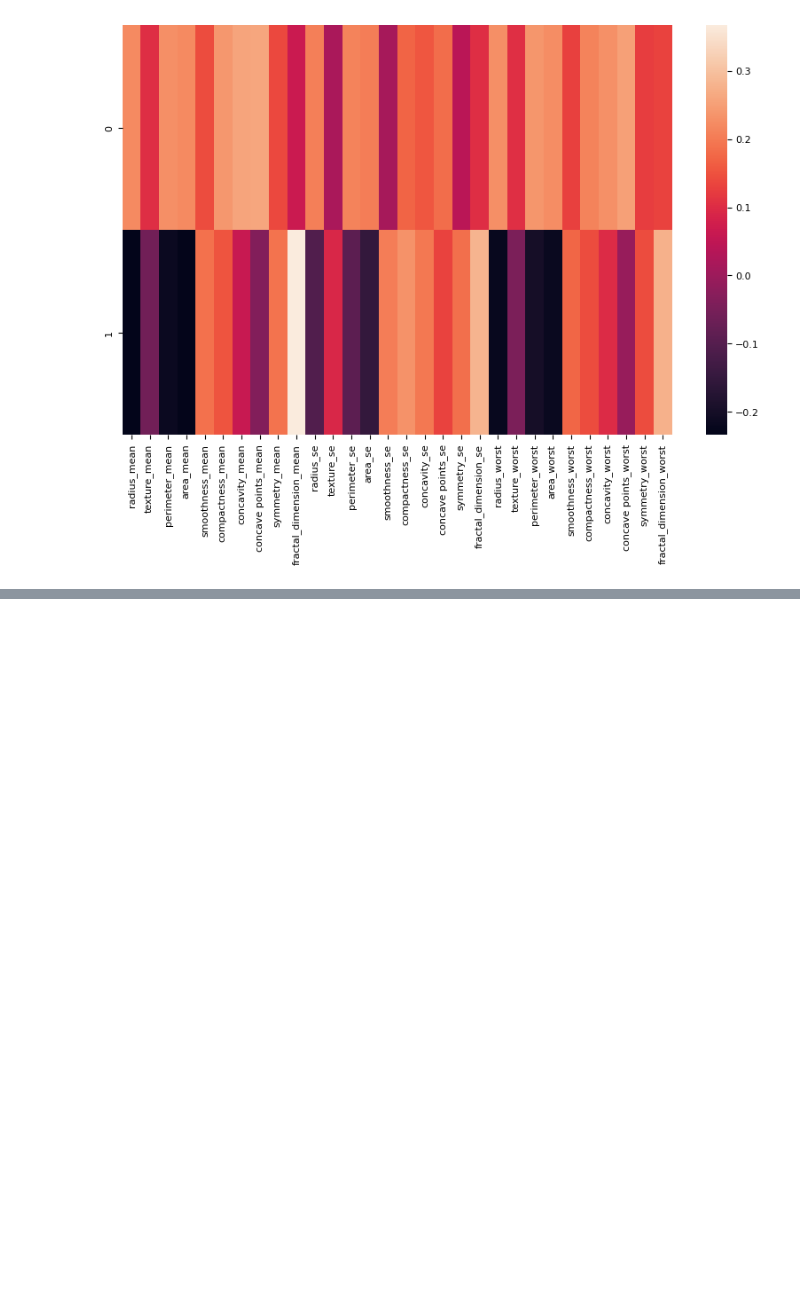
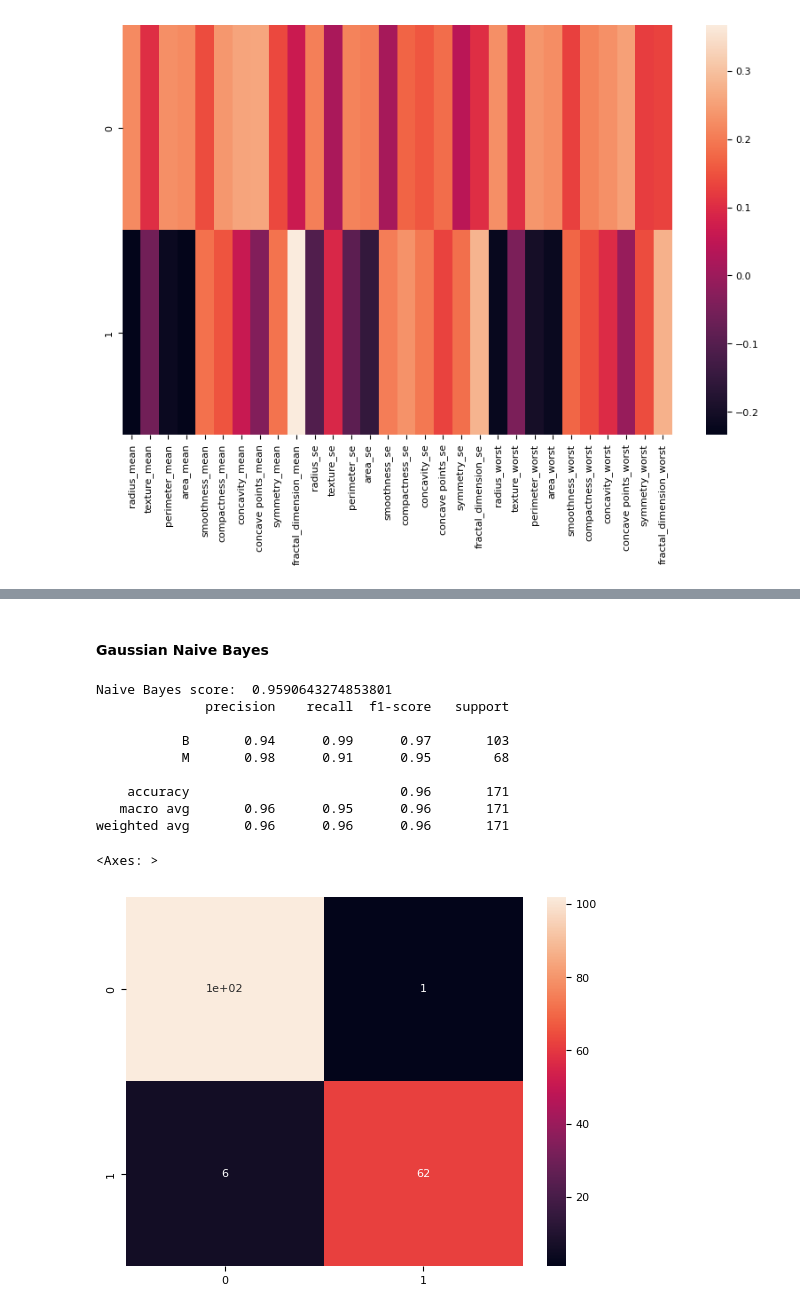
Before and after one commit to lpalfonsoa/Data-Analysis, a Jupyter notebook: Notebooks/BreastCancer.ipynb, the cells around one changed output, grey strips where cells are left out. Cells and saved outputs as stored; diff of their text form; code cells hidden in the pictures; blank space fills up the shorter version.

```diff
--- a/Notebooks/BreastCancer.ipynb
+++ b/Notebooks/BreastCancer.ipynb
@@ -220,0 +279,23 @@ PCA method shows two clearly differentiated groups using only 2 main axes. Altho
+# %% [markdown]
+#### <span style="color:black"> Gaussian Naive Bayes </span>
+# %%
+from sklearn.naive_bayes import GaussianNB
+nb = GaussianNB()
+nb.fit(X_train, y_train)
+y_predic_nb = nb.predict(X_test)
+print("Naive Bayes score: ",nb.score(X_test, y_test))
+print(classification_report(y_test, y_predic_nb))
+cm = confusion_matrix(y_test, y_predic_nb)
+sns.heatmap(cm, annot=True)
+# %% [output]
+Naive Bayes score:  0.9590643274853801
+              precision    recall  f1-score   support
+
+           B       0.94      0.99      0.97       103
+           M       0.98      0.91      0.95        68
+
+    accuracy                           0.96       171
+   macro avg       0.96      0.95      0.96       171
+weighted avg       0.96      0.96      0.96       171
+<Axes: >
+[figure, added]
```
Also changed, not shown: parts of 13 cells of this notebook.
